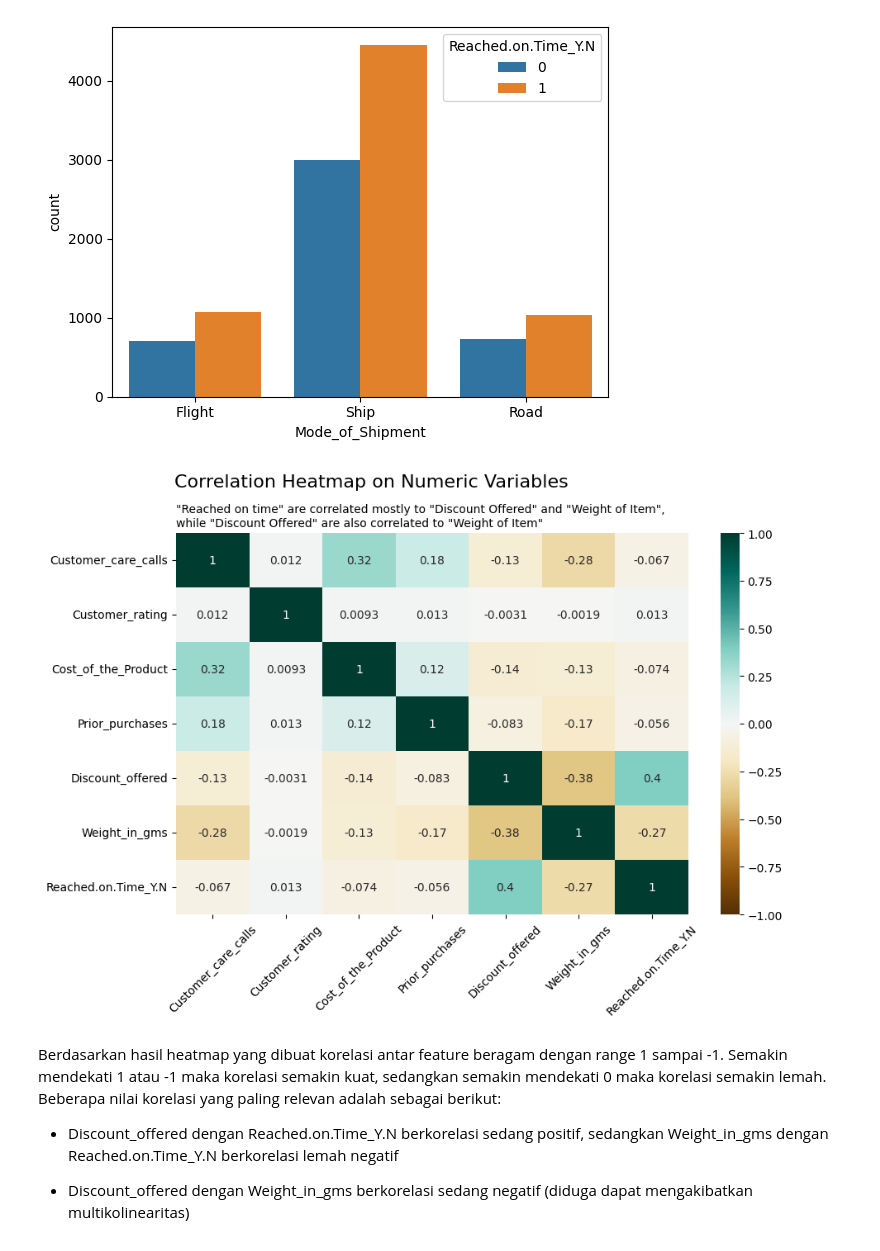
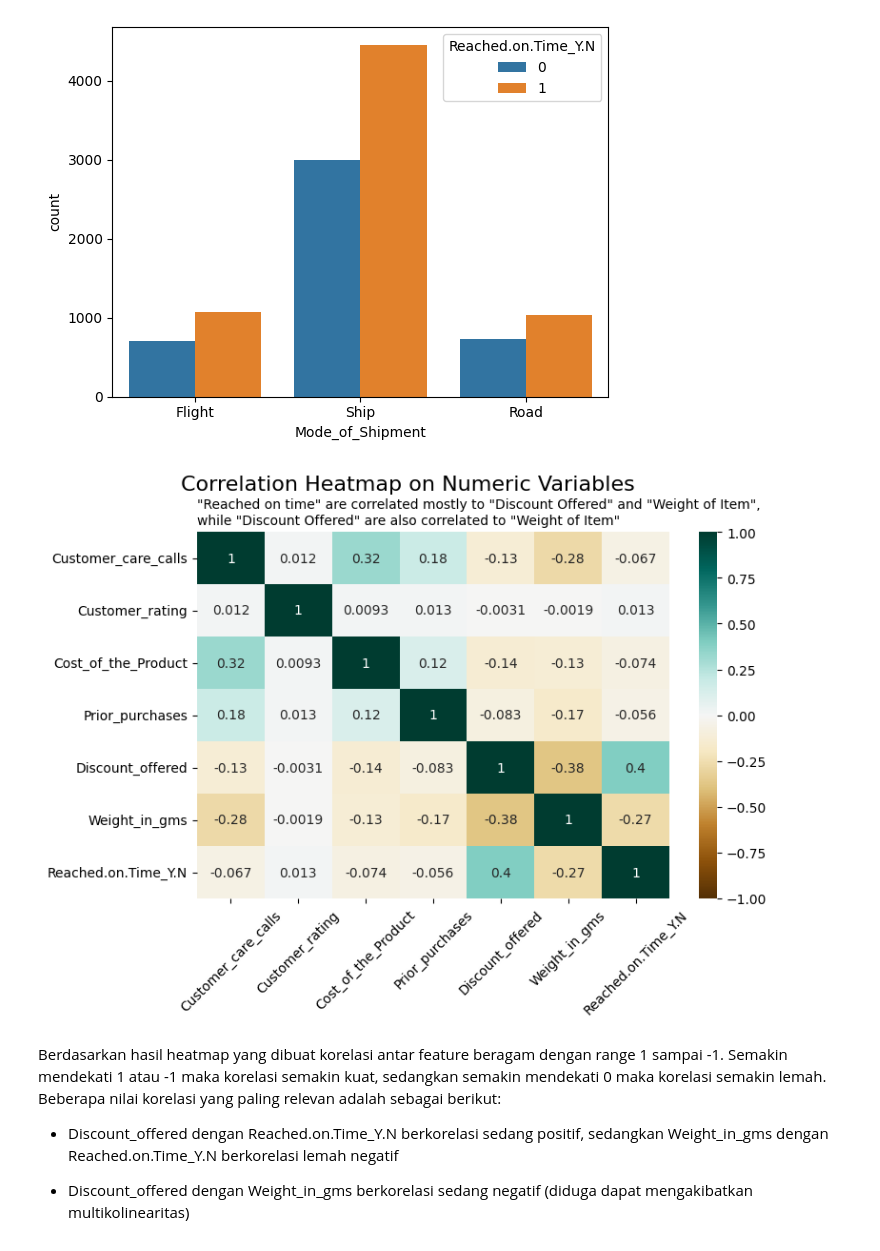
Before and after one commit to uniainiyah/ecommerce-ds, a Jupyter notebook: Final_Project_DS_Rakamin_Batch_31_Kelompok_4_(Cobra).ipynb, the cells around one changed output. Drawn from its saved outputs; the diff is of its cells as text; code cells hidden in the pictures.

```diff
--- a/Final_Project_DS_Rakamin_Batch_31_Kelompok_4_(Cobra).ipynb
+++ b/Final_Project_DS_Rakamin_Batch_31_Kelompok_4_(Cobra).ipynb
@@ -305,15 +290,16 @@ plt.show()
 # %% [output]
 [figure]
 # %%
-# correlation heatmap
-fig, ax = plt.subplots(figsize=(10, 6))
-sns.heatmap(df.corr(), annot=True, cmap='BrBG', vmin=-1, vmax=1, fmt='.2g')
+# correlation heatmap with pearson
+fig, ax = plt.subplots(figsize=(8, 5))
+sns.heatmap(df.corr(numeric_only=True), annot=True, cmap='BrBG', vmin=-1, vmax=1, fmt='.2g')
 plt.xticks(rotation = 45)
-plt.suptitle('Correlation Heatmap on Numeric Variables', horizontalalignment='right', x=0.6, y=1, fontsize=16)
+plt.suptitle('Correlation Heatmap on Numeric Variables', horizontalalignment='right', x=0.7, y=1, fontsize=16)
 plt.title(f'"Reached on time" are correlated mostly to "Discount Offered" and "Weight of Item", \nwhile "Discount Offered" are also correlated to "Weight of Item"', loc='left', fontsize=10)
+
 plt.show()
 # %% [output]
-[figure, old version]
+[figure, new version]
 # %% [markdown]
 <!-- - Discount_offered dengan Reached.on.Time_Y.N berkorelasi sedang positif, sedangkan Weight_in_gms dengan Reached.on.Time_Y.N berkorelasi lemah negatif
 - Discount_offered dengan Weight_in_gms berkorelasi sedang negatif (diduga dapat mengakibatkan multikolinearitas)
```
Also changed, not shown: parts of 8 cells of this notebook.
